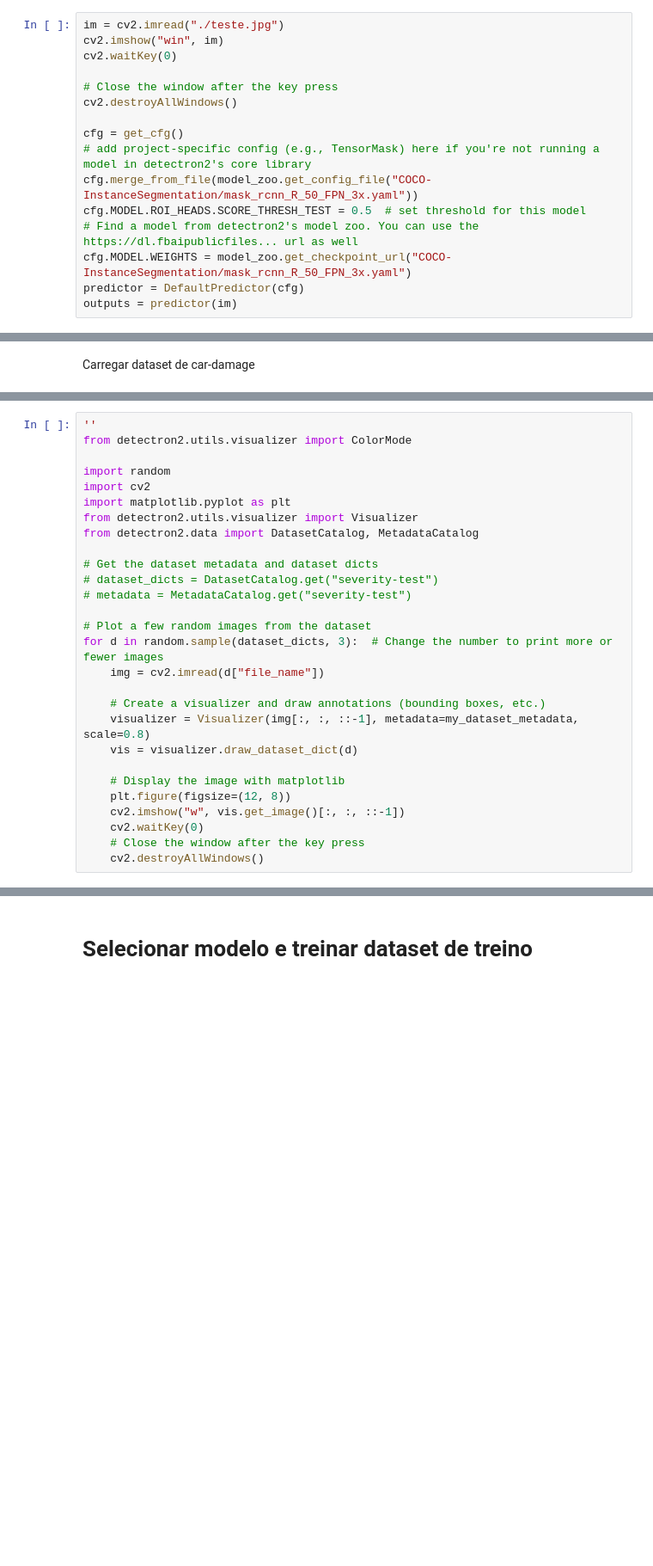
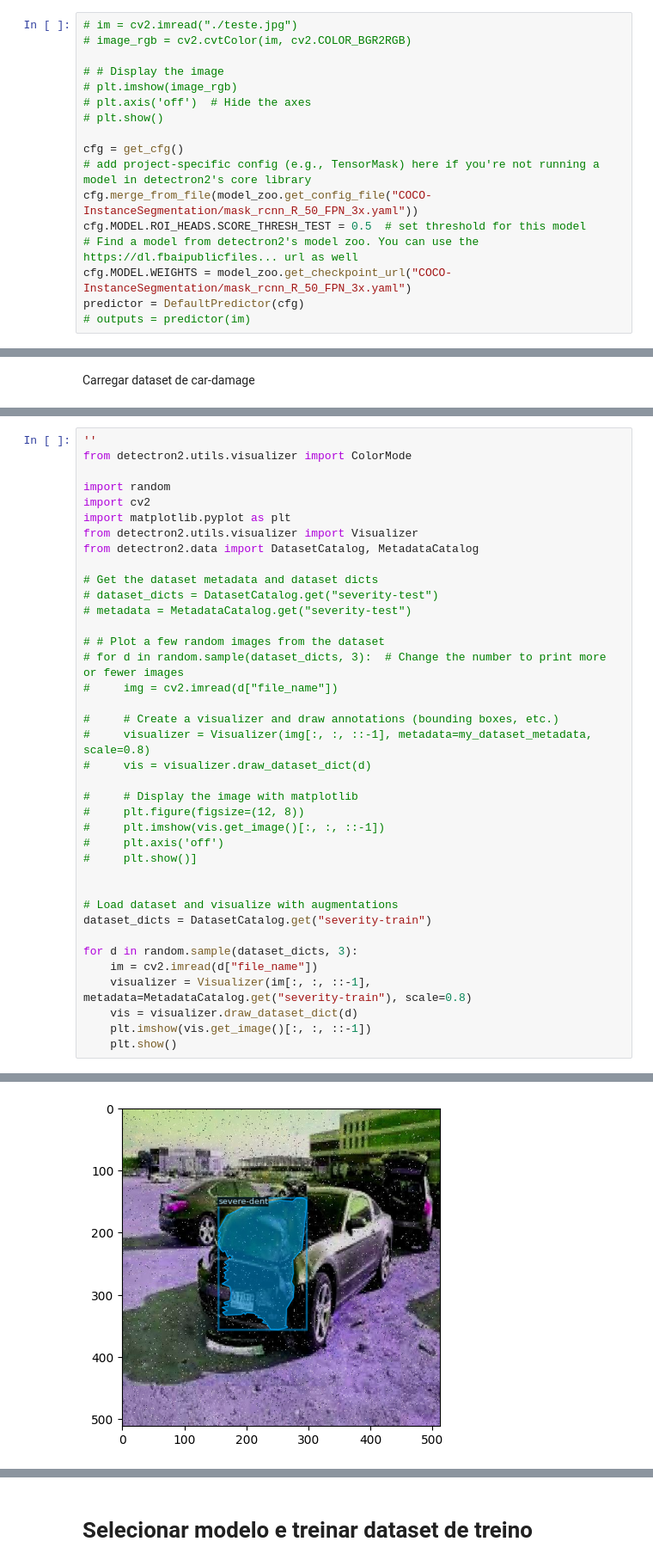
Before and after one commit to ricardofachini/visao-computacional, a Jupyter notebook: classificador.ipynb, the cells around one changed output, grey strips where cells are left out. Shown at 86% size. Cells and saved outputs as stored; diff of their text form; blank space fills up the shorter version.

```diff
--- a/classificador.ipynb
+++ b/classificador.ipynb
@@ -17,12 +18,13 @@ from detectron2.data import MetadataCatalog, DatasetCatalog
 # %% [markdown]
 Carregar o modelo
 # %%
-im = cv2.imread("./teste.jpg")
-cv2.imshow("win", im)
-cv2.waitKey(0)
+# im = cv2.imread("./teste.jpg")
+# image_rgb = cv2.cvtColor(im, cv2.COLOR_BGR2RGB)
 
-# Close the window after the key press
-cv2.destroyAllWindows()
+# # Display the image
+# plt.imshow(image_rgb)
+# plt.axis('off')  # Hide the axes
+# plt.show()
 
 cfg = get_cfg()
 # add project-specific config (e.g., TensorMask) here if you're not running a model in detectron2's core library
@@ -31,5 +33,5 @@ cfg.MODEL.ROI_HEADS.SCORE_THRESH_TEST = 0.5  # set threshold for this model
 # Find a model from detectron2's model zoo. You can use the https://dl.fbaipublicfiles... url as well
 cfg.MODEL.WEIGHTS = model_zoo.get_checkpoint_url("COCO-InstanceSegmentation/mask_rcnn_R_50_FPN_3x.yaml")
 predictor = DefaultPredictor(cfg)
-outputs = predictor(im)
+# outputs = predictor(im)
 # %% [output]
@@ -86,18 +89,28 @@ from detectron2.data import DatasetCatalog, MetadataCatalog
 # dataset_dicts = DatasetCatalog.get("severity-test")
 # metadata = MetadataCatalog.get("severity-test")
 
-# Plot a few random images from the dataset
-for d in random.sample(dataset_dicts, 3):  # Change the number to print more or fewer images
-    img = cv2.imread(d["file_name"])
+# # Plot a few random images from the dataset
+# for d in random.sample(dataset_dicts, 3):  # Change the number to print more or fewer images
+#     img = cv2.imread(d["file_name"])
 
-    # Create a visualizer and draw annotations (bounding boxes, etc.)
-    visualizer = Visualizer(img[:, :, ::-1], metadata=my_dataset_metadata, scale=0.8)
+#     # Create a visualizer and draw annotations (bounding boxes, etc.)
+#     visualizer = Visualizer(img[:, :, ::-1], metadata=my_dataset_metadata, scale=0.8)
+#     vis = visualizer.draw_dataset_dict(d)
+
+#     # Display the image with matplotlib
+#     plt.figure(figsize=(12, 8))
+#     plt.imshow(vis.get_image()[:, :, ::-1])
+#     plt.axis('off')
+#     plt.show()]
+
+
+# Load dataset and visualize with augmentations
+dataset_dicts = DatasetCatalog.get("severity-train")
+
+for d in random.sample(dataset_dicts, 3):
+    im = cv2.imread(d["file_name"])
+    visualizer = Visualizer(im[:, :, ::-1], metadata=MetadataCatalog.get("severity-train"), scale=0.8)
     vis = visualizer.draw_dataset_dict(d)
-
-    # Display the image with matplotlib
-    plt.figure(figsize=(12, 8))
-    cv2.imshow("w", vis.get_image()[:, :, ::-1])
-    cv2.waitKey(0)
-    # Close the window after the key press
-    cv2.destroyAllWindows()
+    plt.imshow(vis.get_image()[:, :, ::-1])
+    plt.show()
 # %% [output]
@@ -106,0 +121 @@ for d in random.sample(dataset_dicts, 3):  # Change the number to print more or
+[figure, added]
```
Also changed, not shown: parts of 14 cells of this notebook.
